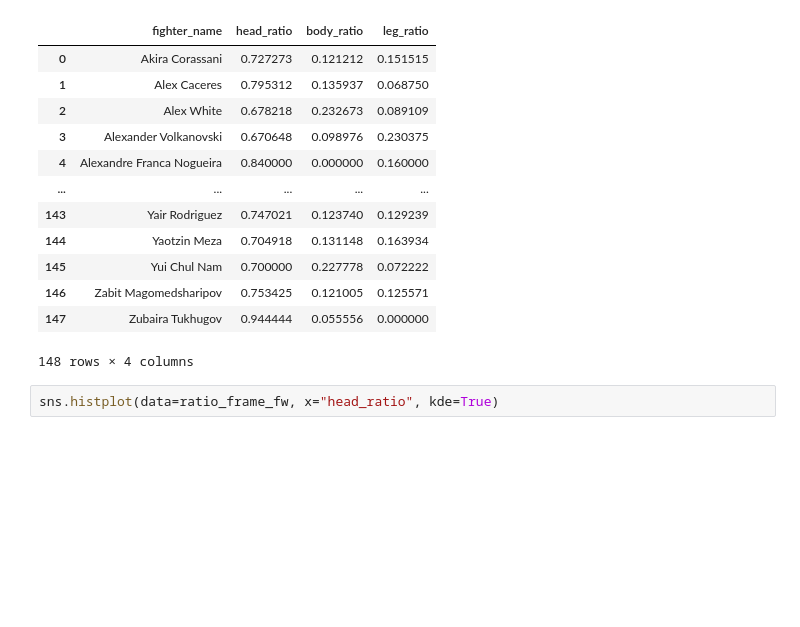
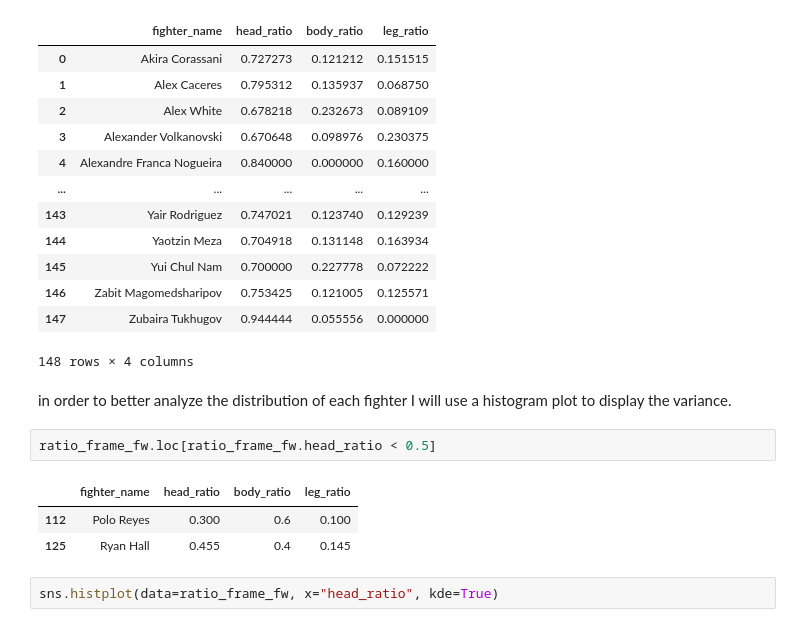
Before and after one commit to anthony-aleman/Featherweight, a Jupyter notebook: FW_EDA.ipynb, the cells around one changed output. Drawn from its saved outputs; the diff is of its cells as text; blank space fills up the shorter version.

```diff
--- a/FW_EDA.ipynb
+++ b/FW_EDA.ipynb
@@ -133,6 +143,14 @@ Mix Strikes
 | 146 | Zabit Magomedsharipov | 0.753425 | 0.121005 | 0.125571 |
 | 147 | Zubaira Tukhugov | 0.944444 | 0.055556 | 0.000000 |
 148 rows × 4 columns
+# %% [markdown]
+in order to better analyze the distribution of each fighter I will use a histogram plot to display the variance.
+# %%
+ratio_frame_fw.loc[ratio_frame_fw.head_ratio < 0.5]
+# %% [output]
+|  | fighter_name | head_ratio | body_ratio | leg_ratio |
+| 112 | Polo Reyes | 0.300 | 0.6 | 0.100 |
+| 125 | Ryan Hall | 0.455 | 0.4 | 0.145 |
 # %%
 sns.histplot(data=ratio_frame_fw, x="head_ratio", kde=True)
 # %% [output]
```
Also changed, not shown: parts of 5 cells of this notebook.
